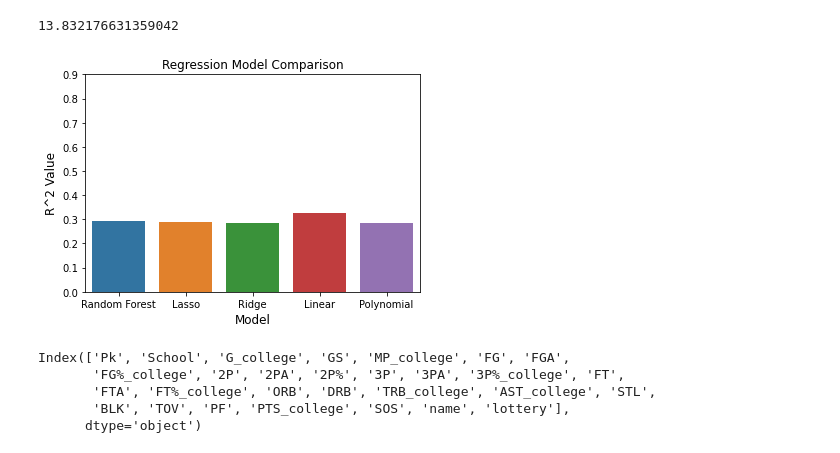
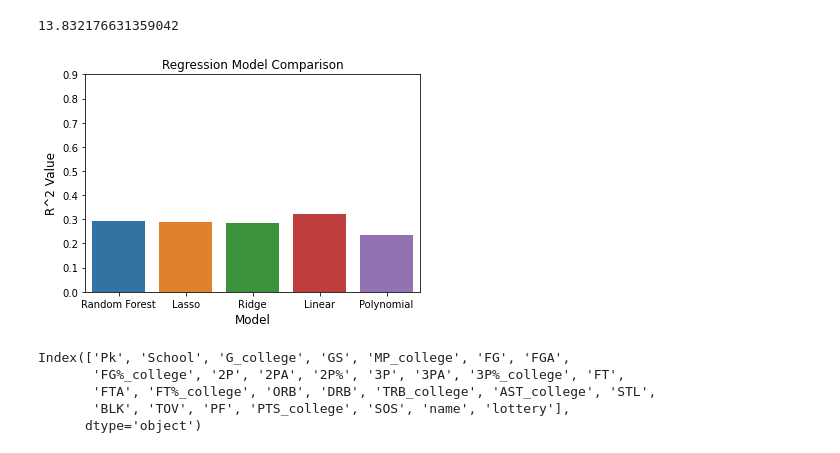
Before and after one commit to jpicc/NBA-Draft-Predictor, a Jupyter notebook: Draft_Pick_Predictor.ipynb, the cells around one changed output. Saved outputs shown, nothing was run; the diff lists cells and outputs as text; code cells hidden in the pictures.

```diff
--- a/Draft_Pick_Predictor.ipynb
+++ b/Draft_Pick_Predictor.ipynb
@@ -145,15 +145,15 @@ rmse
 # %%
 #plt.style.use('fivethirtyeight')
 models=["Random Forest","Lasso","Ridge","Linear","Polynomial"]
-r2 = [rfa,la,ra,.327,.286]
+r2 = [rfa,la,ra,.323,.237]
 fig=sns.barplot(models, r2)
 fig.set_xlabel("Model", fontsize = 12)
 fig.set_ylabel("R^2 Value", fontsize = 12)
 fig.set_title("Regression Model Comparison")
 fig.set_yticks(np.arange(0, 1, .1))
 plt.show()
 # %% [output]
-[figure, old version]
+[figure, new version]
 # %%
 #read in data to train lottery model
 draft_dataLOT = pd.read_csv("NBAdraft.csv")
```
